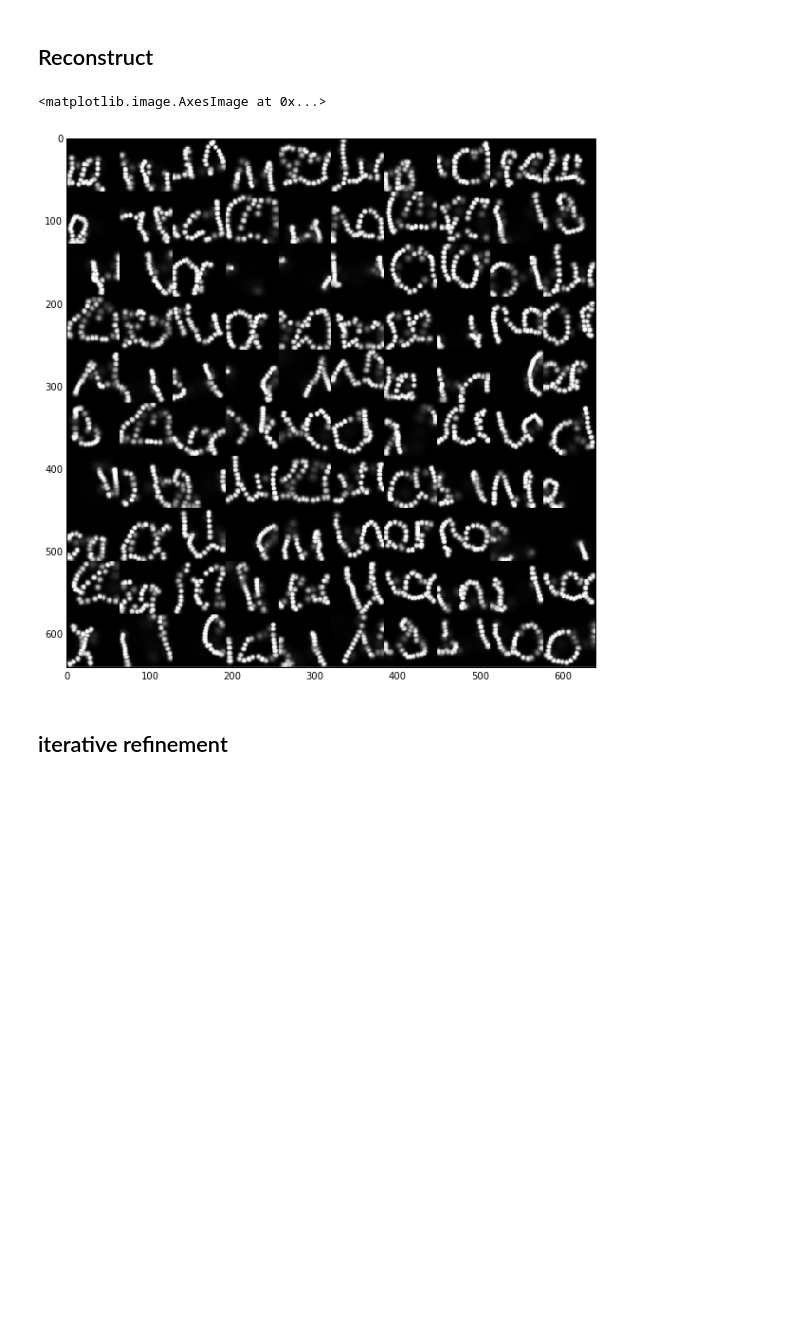
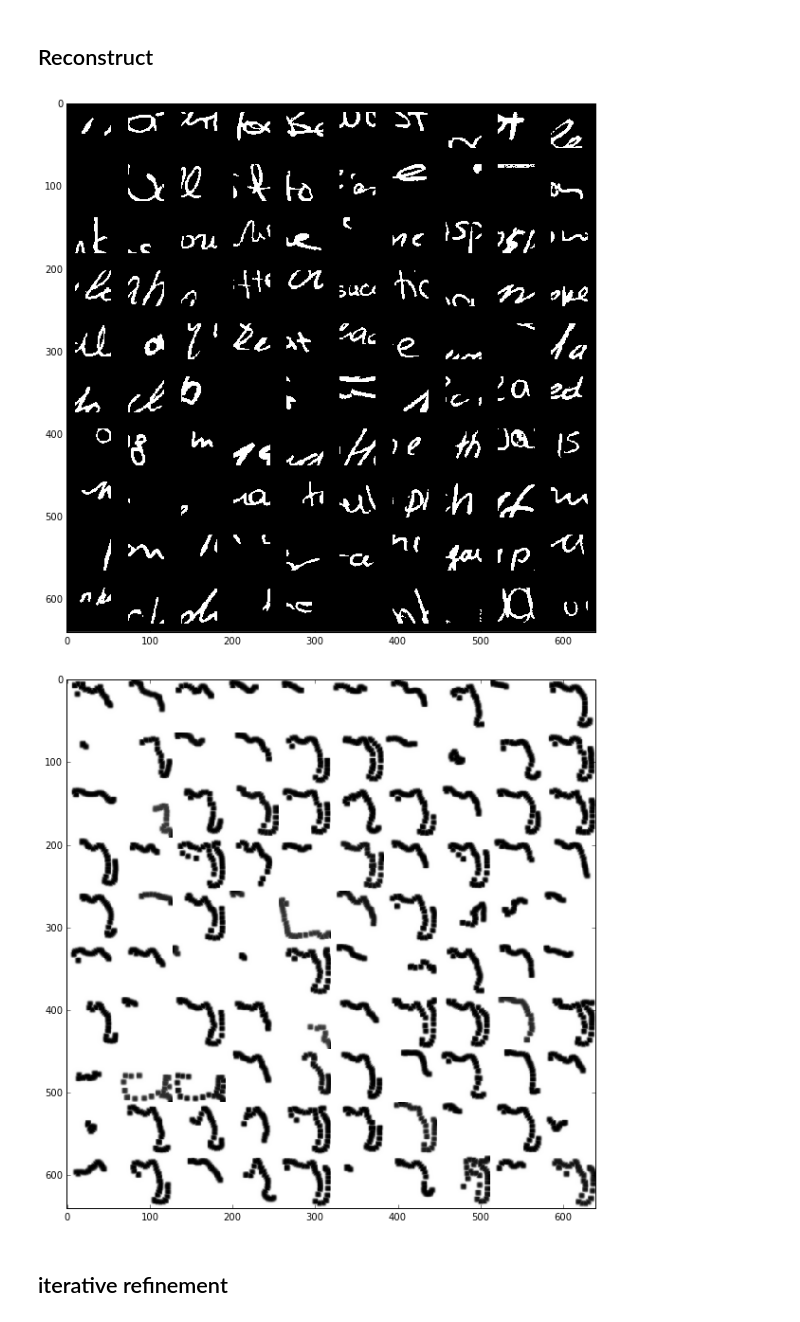
Before and after one commit to mehdidc/feature_generation, a Jupyter notebook: ipynb/brush_stroke_interactive.ipynb, the cells around one changed output. Cells and saved outputs as stored; diff of their text form; code cells hidden in the pictures; blank space fills up the shorter version.

```diff
--- a/ipynb/brush_stroke_interactive.ipynb
+++ b/ipynb/brush_stroke_interactive.ipynb
@@ -120,6 +128,7 @@ models = [
     "../training/brush12/model.pkl", #10
     "../jobs/results/8af0f0ff67a2c27a4bede27a9867c5cc/model.pkl", #11
     "../jobs/results/8fbec06424d9cae3887acf14bc01948b/model.pkl" #12
+    "../training/brush16/model.pkl"#13
 ]
 
 #0  : (mnist:nice,                   ir:emptyfixated,         strokes:bad)
@@ -135,12 +144,12 @@ models = [
 #10 : (mnist:almostperfect,          ir:emptyfixated,         strokes:okayish)
 #11 : (mnist:ok but a blurry,        ir:nice  but blobby,     strokes:bad and blurry)
 #12 : (mnist:nice,                   ir:nice but fixated,     strokes:bad but not blurry)
-
+#13 : (omniglot:nice,                ir:strokesfixated,       strokes:ok)
 filename = np.random.choice(models)
-model, data, layers, w, h, c = load_model("../jobs/results/0a62b42b52dfc27632cfc3dd442204de/model.pkl",
+model, data, layers, w, h, c = load_model("../training/brush15/model.pkl",
                                           force_w=64,
                                           force_h=64,
-                                          dataset='iam',
+                                          dataset='iam_hdf5',
                                           #force_model_params={'w_out': 128, 'h_out': 128},
                                           kw_load_data={'include_test': True})
 # %% [output]
@@ -203,10 +210,14 @@ ffmpeg -framerate 8 -i img%08d.png -c:v libx264 -r 8 -pix_fmt yuv420p /home/mche
 ## Reconstruct
 # %%
 fig = plt.figure(figsize=(10, 10))
+plt.imshow(disp_grid(model.preprocess(data.X[0:100])), cmap='gray', interpolation='none')
+plt.show()
+fig = plt.figure(figsize=(10, 10))
 plt.imshow(disp_grid(reconstruct(model.preprocess(data.X[0:100]))), cmap='gray', interpolation='none')
+plt.show()
 # %% [output]
-<matplotlib.image.AxesImage at 0x...>
-[figure, old version]
+[figure, new version]
+[figure, added]
 # %% [markdown]
 ## iterative refinement
 # %%
```
Also changed, not shown: parts of 7 cells of this notebook, 3 other files.
